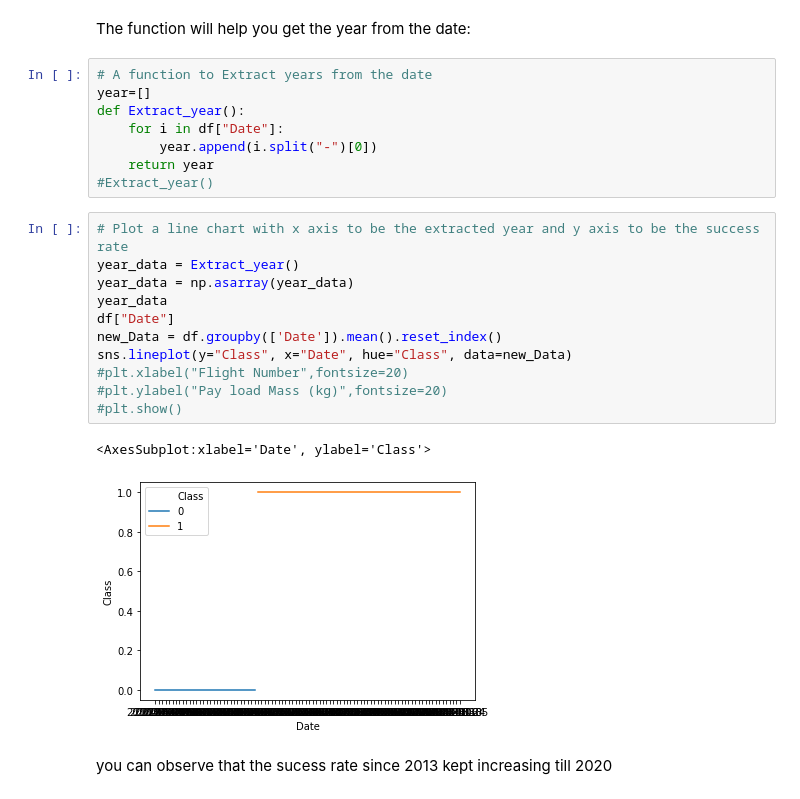
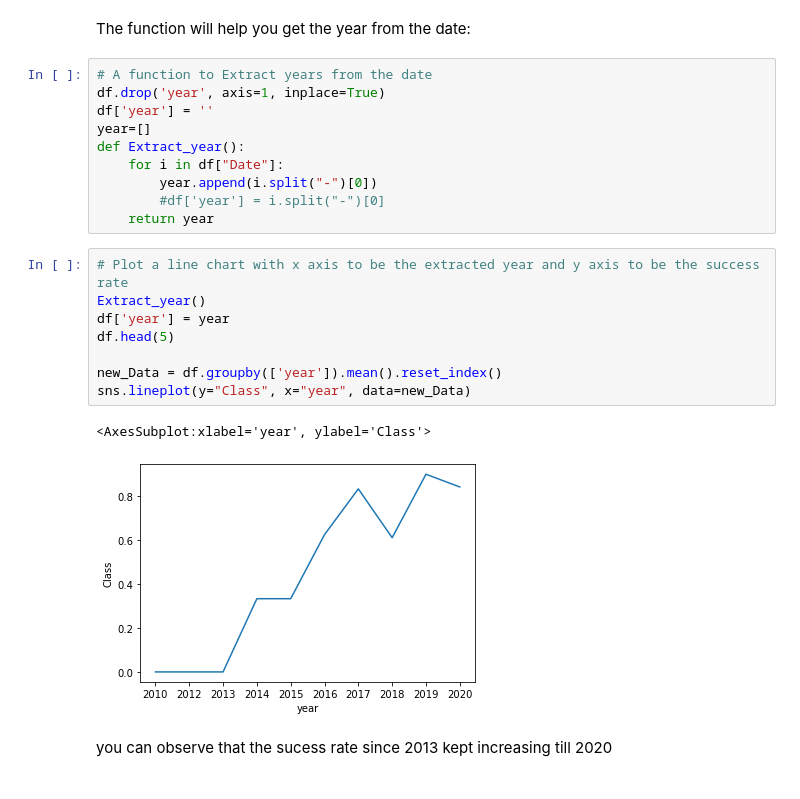
Before and after one commit to ghosh987/coursera_capstone, a Jupyter notebook: jupyter-labs-eda-dataviz.ipynb, the cells around one changed output. Cells and saved outputs as stored; diff of their text form.

Commit message:
changes to the data visualization notebook

```diff
--- a/jupyter-labs-eda-dataviz.ipynb
+++ b/jupyter-labs-eda-dataviz.ipynb
@@ -161,26 +161,25 @@ You can plot a line chart with x axis to be <code>Year</code> and y axis to be a
 The function will help you get the year from the date:
 # %%
 # A function to Extract years from the date
+df.drop('year', axis=1, inplace=True)
+df['year'] = ''
 year=[]
 def Extract_year():
     for i in df["Date"]:
         year.append(i.split("-")[0])
+        #df['year'] = i.split("-")[0]
     return year
-#Extract_year()
 # %%
 # Plot a line chart with x axis to be the extracted year and y axis to be the success rate
-year_data = Extract_year()
-year_data = np.asarray(year_data)
-year_data
-df["Date"]
-new_Data = df.groupby(['Date']).mean().reset_index()
-sns.lineplot(y="Class", x="Date", hue="Class", data=new_Data)
-#plt.xlabel("Flight Number",fontsize=20)
-#plt.ylabel("Pay load Mass (kg)",fontsize=20)
-#plt.show()
+Extract_year()
+df['year'] = year
+df.head(5)
+
+new_Data = df.groupby(['year']).mean().reset_index()
+sns.lineplot(y="Class", x="year", data=new_Data)
 # %% [output]
-<AxesSubplot:xlabel='Date', ylabel='Class'>
+<AxesSubplot:xlabel='year', ylabel='Class'>
-[figure, old version]
+[figure, new version]
 # %% [markdown]
 you can observe that the sucess rate since 2013 kept increasing till 2020
 # %% [markdown]
```
Also changed, not shown: parts of 2 cells of this notebook.
